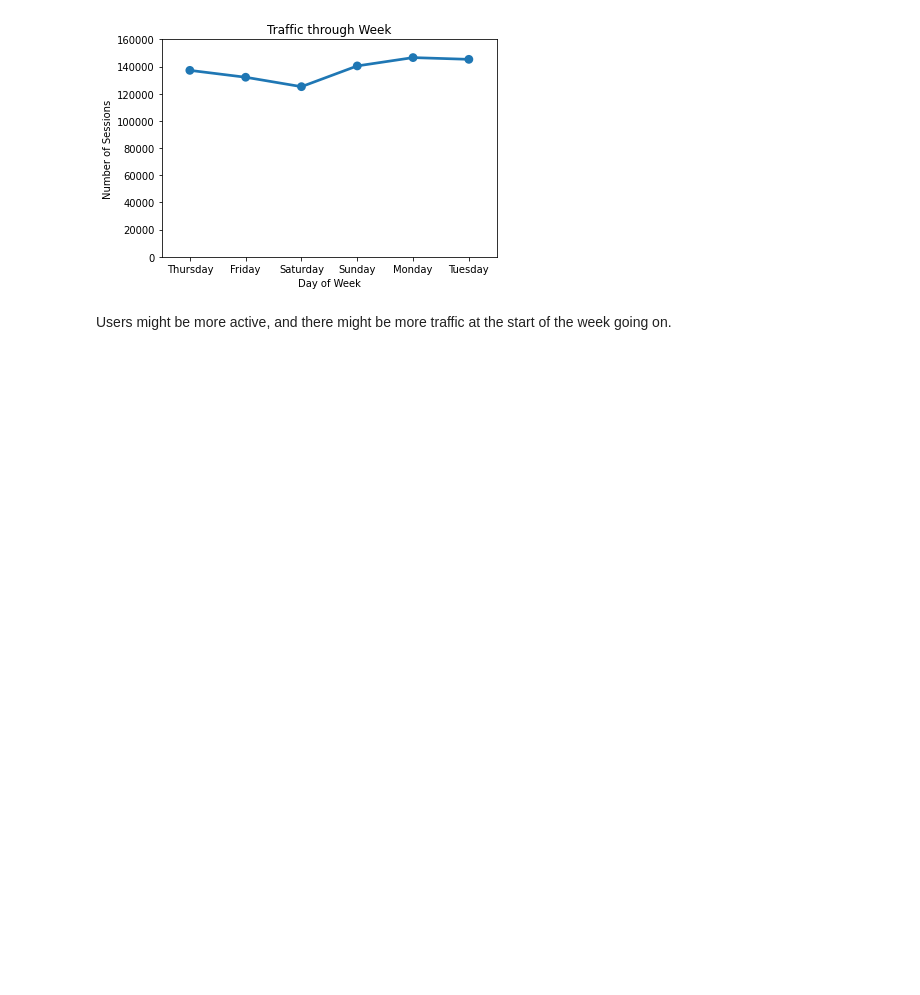
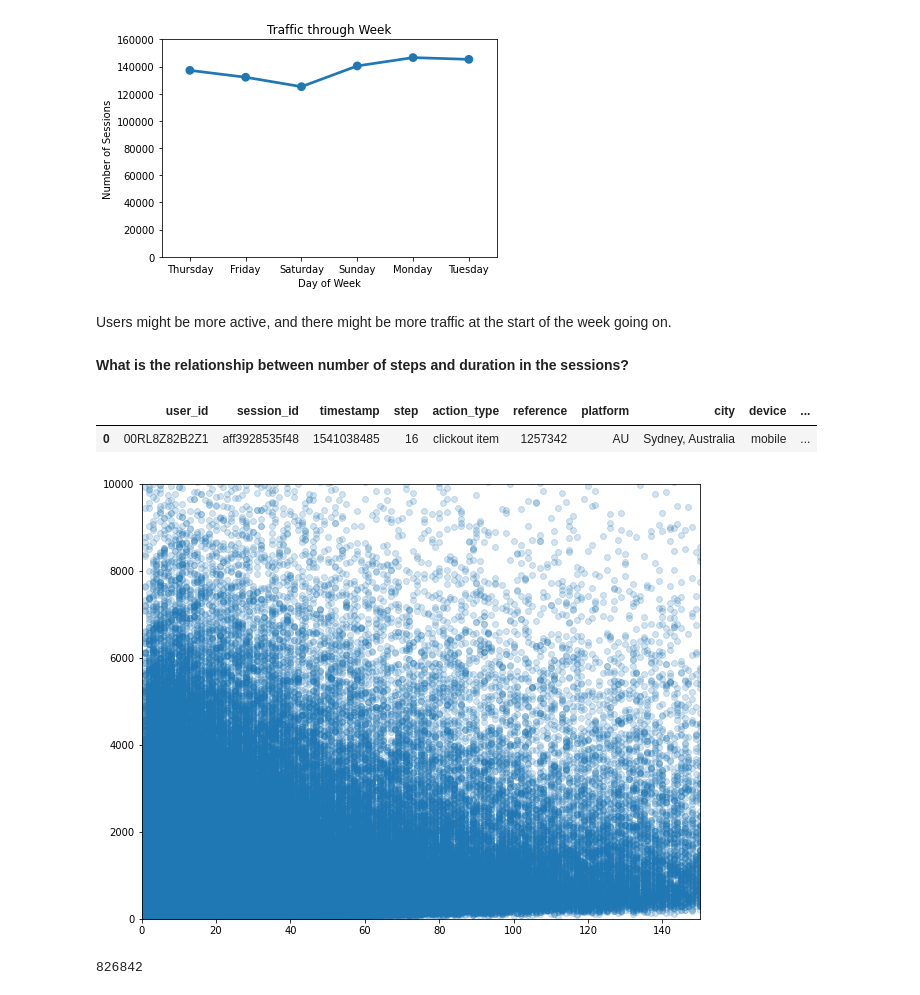
Before and after one commit to ZeyadSabbah/TrivagoRecommenderSystem, a Jupyter notebook: UdacityEDA.ipynb, the cells around one changed output. Cells and saved outputs as stored; diff of their text form; code cells hidden in the pictures; blank space fills up the shorter version.

```diff
--- a/UdacityEDA.ipynb
+++ b/UdacityEDA.ipynb
@@ -369,3 +373,25 @@ plt.show()
 [figure]
 # %% [markdown]
 Users might be more active, and there might be more traffic at the start of the week going on.
+# %% [markdown]
+**What is the relationship between number of steps and duration in the sessions?**
+# %%
+sessions_duration = train.groupby('session_id', sort=False).timestamp.max() - \
+                    train.groupby('session_id', sort=False).timestamp.min()
+sessions_duration = sessions_duration.reset_index().rename(columns={'timestamp':'duration'})
+clickout_df = clickout_df.merge(sessions_duration, on='session_id', how='left')
+clickout_df.head(1)
+# %% [output]
+|  | user_id | session_id | timestamp | step | action_type | reference | platform | city | device | ... |
+| 0 | 00RL8Z82B2Z1 | aff3928535f48 | 1541038485 | 16 | clickout item | 1257342 | AU | Sydney, Australia | mobile | ... |
+# %%
+plt.figure(figsize=[10, 8])
+plt.scatter(clickout_df.step, clickout_df.duration, alpha=0.2)
+plt.xlim([0, 150])
+plt.ylim([0, 10000]);
+# %% [output]
+[figure, added]
+# %%
+len(clickout_df)
+# %% [output]
+826842
```
Also changed, not shown: parts of 31 cells of this notebook.
